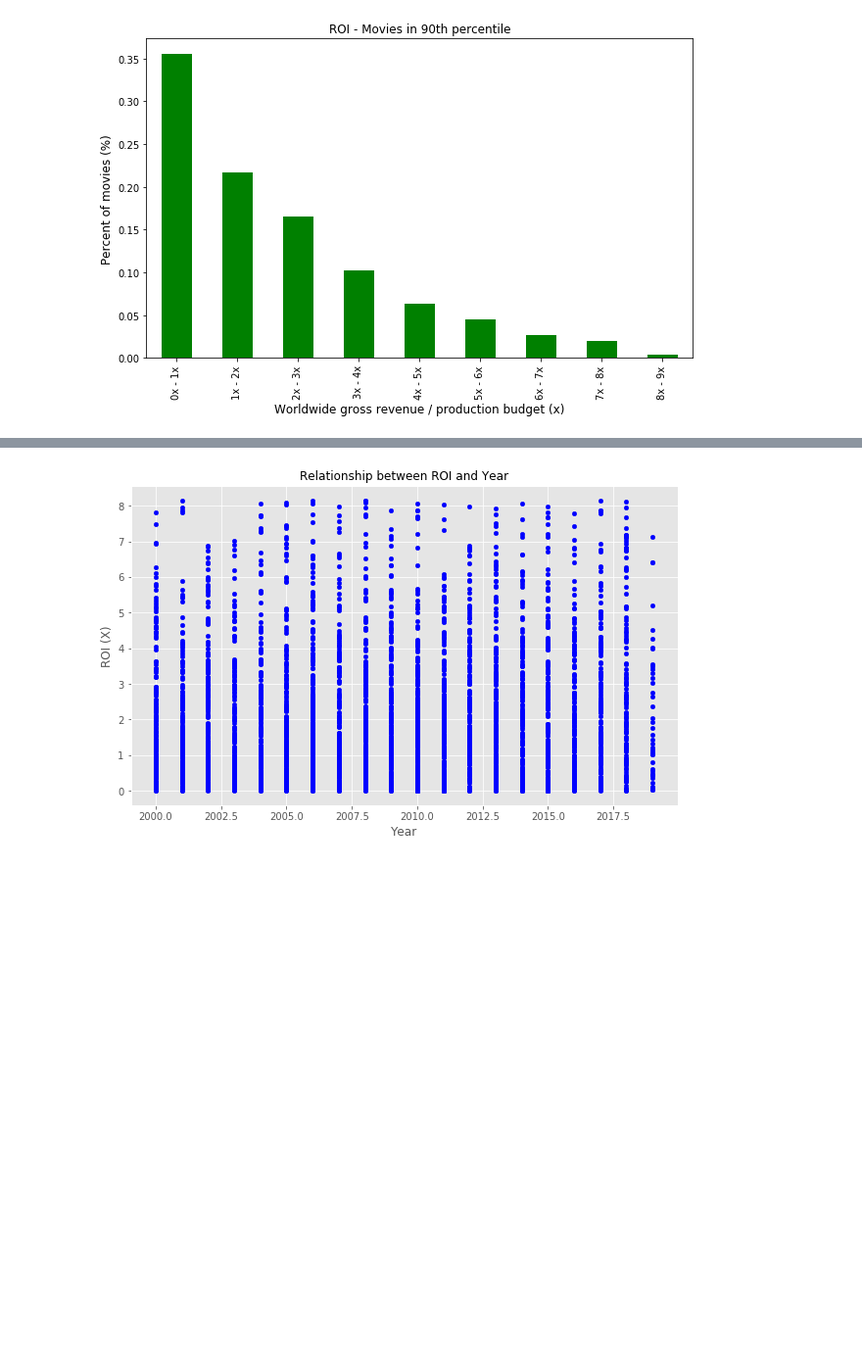
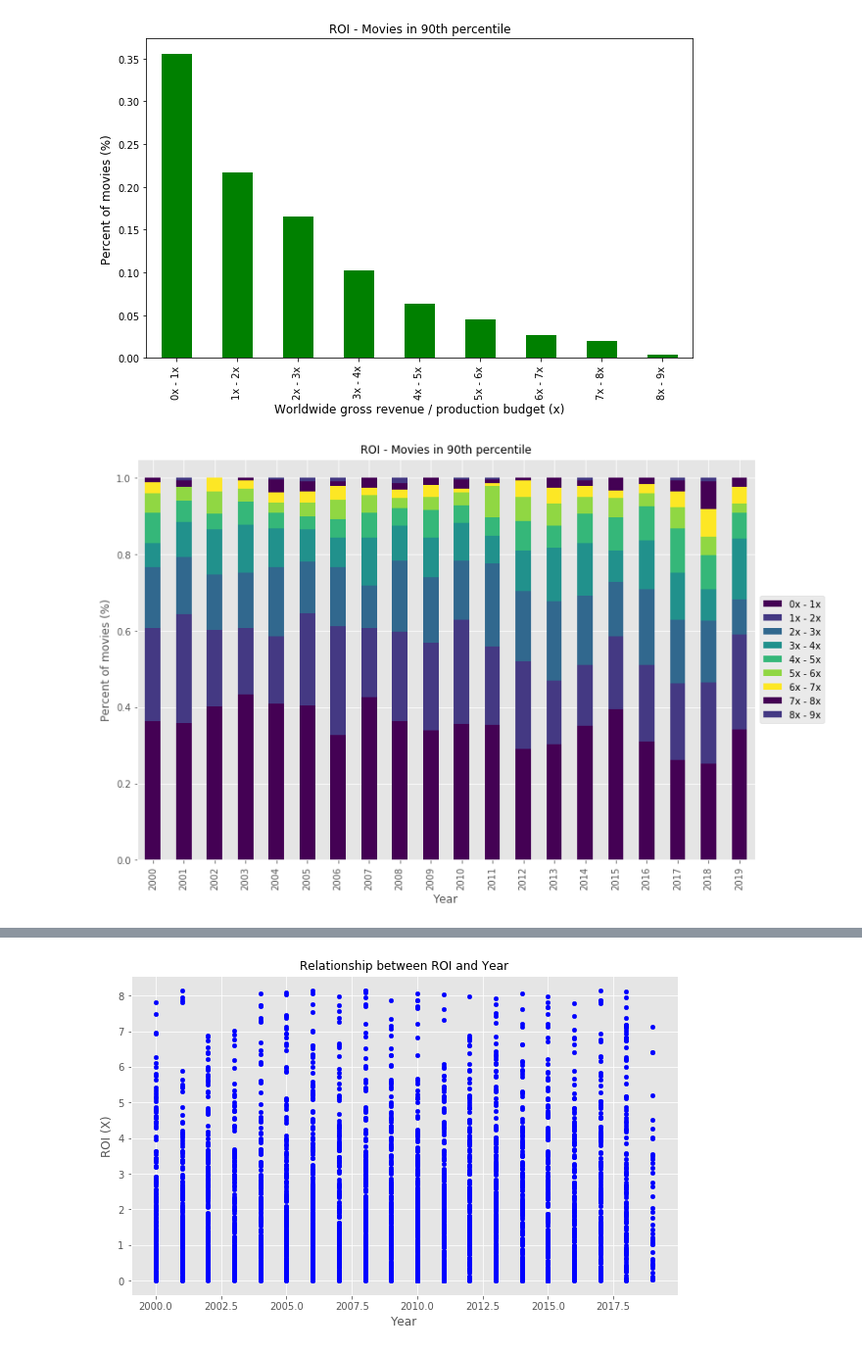
Before and after one commit to magalisolimano/dsc-mod-1-project-v2-1-online-ds-sp-000, a Jupyter notebook: student_4.9.ipynb, the cells around one changed output, grey strips where cells are left out. Shown at 98% size. Cells and saved outputs as stored; diff of their text form; code cells hidden in the pictures; blank space fills up the shorter version.

```diff
--- a/student_4.9.ipynb
+++ b/student_4.9.ipynb
@@ -817,6 +750,25 @@ plt.ylabel('Percent of movies (%)', fontsize = 12)
 plt.style.use('ggplot')
 # %% [output]
 [figure]
+# %%
+df_roi_pct = (df_roi.groupby(['year', 'ROI_buckets'])['ROI_buckets'].count()/df_roi.groupby(['year'])['ROI_buckets'].count())
+# %%
+from matplotlib import cm
+viridis = cm.get_cmap('viridis', 7)
+# %%
+df_roi_pct.unstack().plot.bar(stacked = True, figsize=(12,8), color=viridis.colors)
+
+plt.title('ROI - Movies in 90th percentile', fontsize = 12)
+plt.xlabel('Year', fontsize = 12)
+plt.ylabel('Percent of movies (%)', fontsize = 12)
+
+plt.legend(loc='center left', bbox_to_anchor=(1, 0.5))
+
+plt.show()
+
+##? how to change legend order?
+# %% [output]
+[figure, added]
 # %%
 ## Explore distributions and relationships
 df_roi.plot.scatter(x = 'ROI',
```
Also changed, not shown: parts of 10 cells of this notebook.
